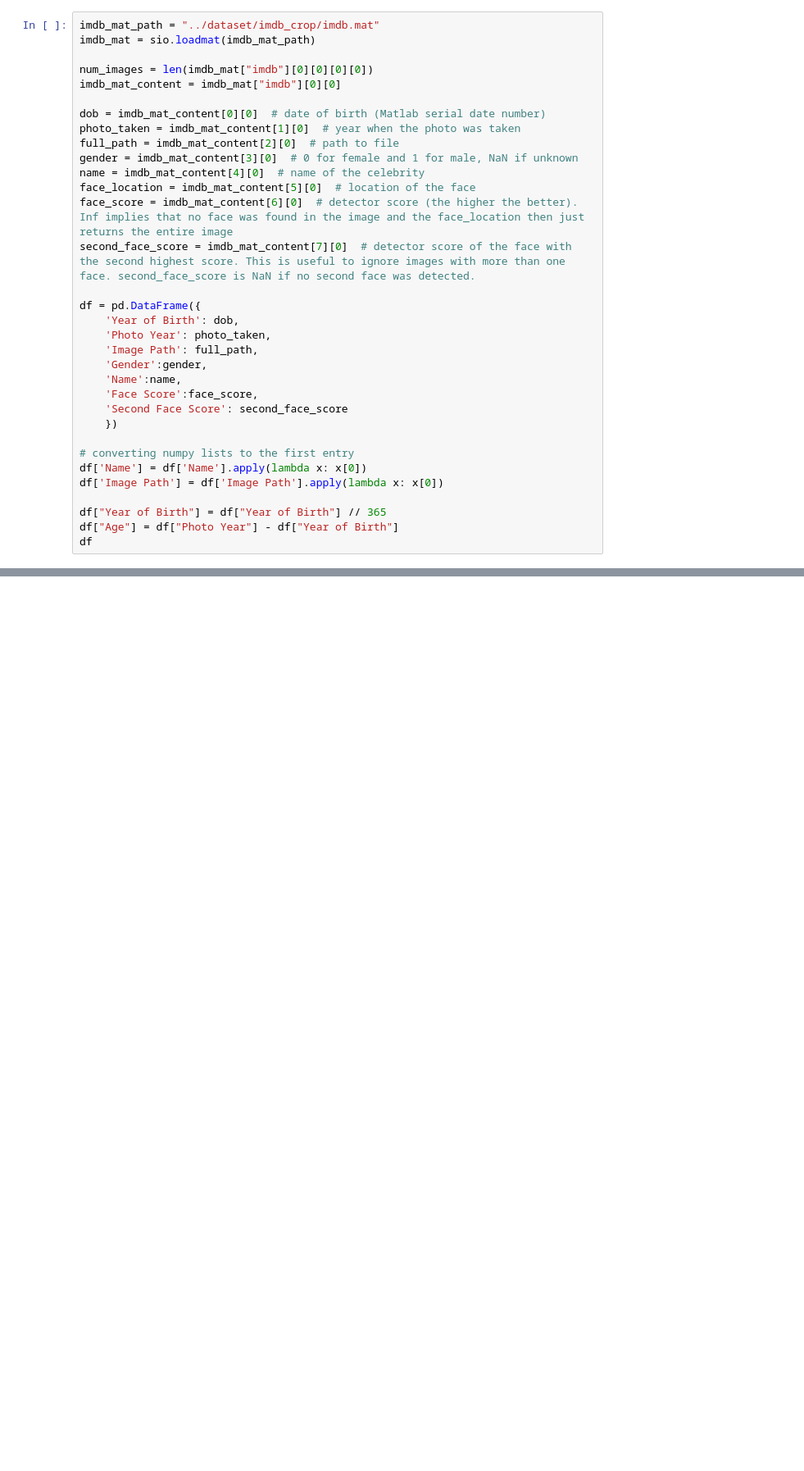
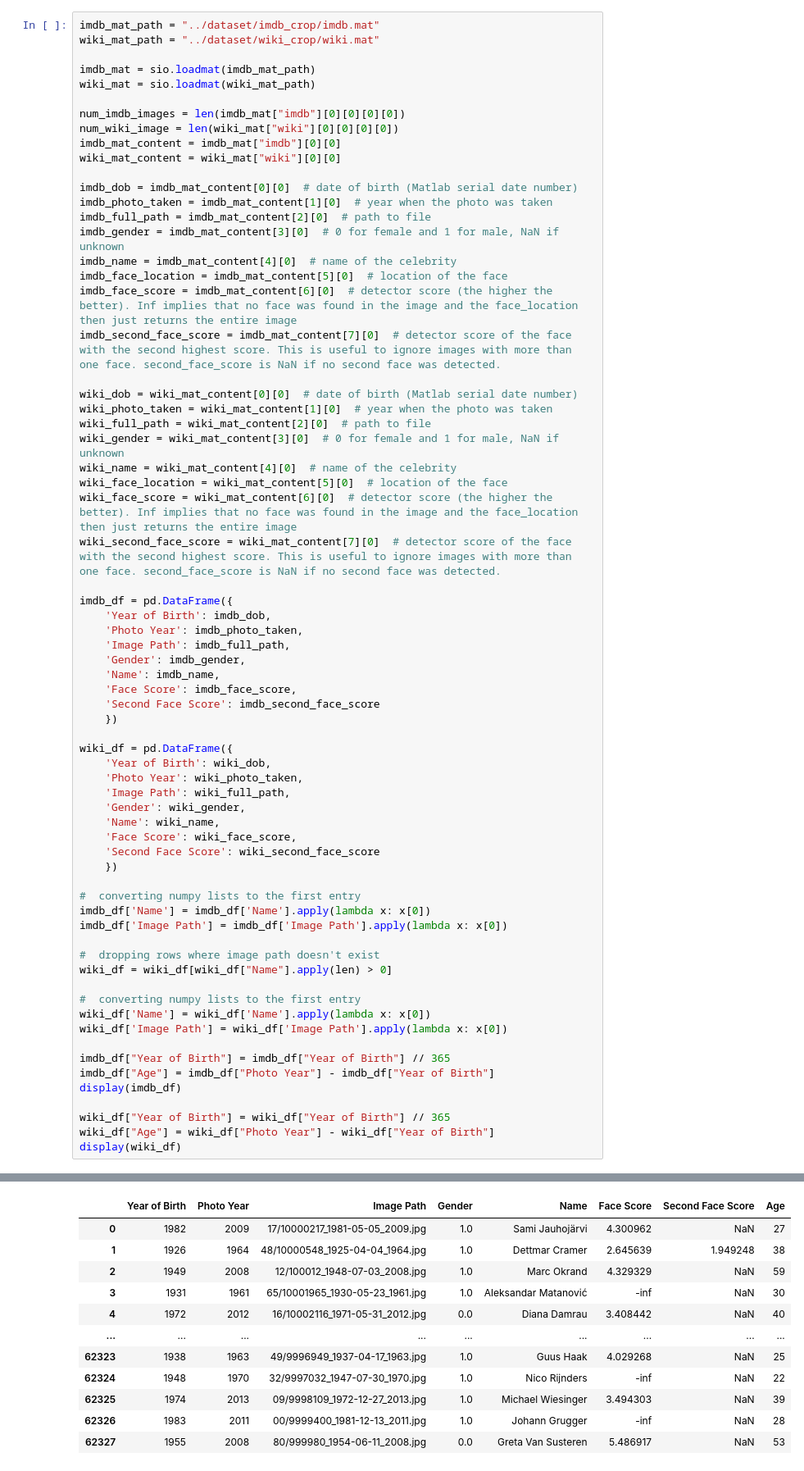
Before and after one commit to huangk430/age-detector, a Jupyter notebook: eda/eda.ipynb, the cells around one changed output, grey strips where cells are left out. Shown at 82% size. Saved outputs shown, nothing was run; the diff lists cells and outputs as text; blank space fills up the shorter version.

```diff
--- a/eda/eda.ipynb
+++ b/eda/eda.ipynb
@@ -19,47 +20,94 @@ from pprint import pprint
 # %%
 imdb_mat_path = "../dataset/imdb_crop/imdb.mat"
+wiki_mat_path = "../dataset/wiki_crop/wiki.mat"
+
 imdb_mat = sio.loadmat(imdb_mat_path)
+wiki_mat = sio.loadmat(wiki_mat_path)
 
-num_images = len(imdb_mat["imdb"][0][0][0][0])
+num_imdb_images = len(imdb_mat["imdb"][0][0][0][0])
+num_wiki_image = len(wiki_mat["wiki"][0][0][0][0])
 imdb_mat_content = imdb_mat["imdb"][0][0]
+wiki_mat_content = wiki_mat["wiki"][0][0]
 
-dob = imdb_mat_content[0][0]  # date of birth (Matlab serial date number)
-photo_taken = imdb_mat_content[1][0]  # year when the photo was taken
-full_path = imdb_mat_content[2][0]  # path to file
-gender = imdb_mat_content[3][0]  # 0 for female and 1 for male, NaN if unknown
-name = imdb_mat_content[4][0]  # name of the celebrity
-face_location = imdb_mat_content[5][0]  # location of the face
-face_score = imdb_mat_content[6][0]  # detector score (the higher the better). Inf implies that no face was found in the image and the face_location then just returns the entire image
-second_face_score = imdb_mat_content[7][0]  # detector score of the face with the second highest score. This is useful to ignore images with more than one face. second_face_score is NaN if no second face was detected.
+imdb_dob = imdb_mat_content[0][0]  # date of birth (Matlab serial date number)
+imdb_photo_taken = imdb_mat_content[1][0]  # year when the photo was taken
+imdb_full_path = imdb_mat_content[2][0]  # path to file
+imdb_gender = imdb_mat_content[3][0]  # 0 for female and 1 for male, NaN if unknown
+imdb_name = imdb_mat_content[4][0]  # name of the celebrity
+imdb_face_location = imdb_mat_content[5][0]  # location of the face
+imdb_face_score = imdb_mat_content[6][0]  # detector score (the higher the better). Inf implies that no face was found in the image and the face_location then just returns the entire image
+imdb_second_face_score = imdb_mat_content[7][0]  # detector score of the face with the second highest score. This is useful to ignore images with more than one face. second_face_score is NaN if no second face was detected.
 
-df = pd.DataFrame({
-    'Year of Birth': dob,
-    'Photo Year': photo_taken,
-    'Image Path': full_path,
-    'Gender':gender,
-    'Name':name,
-    'Face Score':face_score,
-    'Second Face Score': second_face_score
+wiki_dob = wiki_mat_content[0][0]  # date of birth (Matlab serial date number)
+wiki_photo_taken = wiki_mat_content[1][0]  # year when the photo was taken
+wiki_full_path = wiki_mat_content[2][0]  # path to file
+wiki_gender = wiki_mat_content[3][0]  # 0 for female and 1 for male, NaN if unknown
+wiki_name = wiki_mat_content[4][0]  # name of the celebrity
+wiki_face_location = wiki_mat_content[5][0]  # location of the face
+wiki_face_score = wiki_mat_content[6][0]  # detector score (the higher the better). Inf implies that no face was found in the image and the face_location then just returns the entire image
+wiki_second_face_score = wiki_mat_content[7][0]  # detector score of the face with the second highest score. This is useful to ignore images with more than one face. second_face_score is NaN if no second face was detected.
+
+imdb_df = pd.DataFrame({
+    'Year of Birth': imdb_dob,
+    'Photo Year': imdb_photo_taken,
+    'Image Path': imdb_full_path,
+    'Gender': imdb_gender,
+    'Name': imdb_name,
+    'Face Score': imdb_face_score,
+    'Second Face Score': imdb_second_face_score
     })
 
-# converting numpy lists to the first entry
-df['Name'] = df['Name'].apply(lambda x: x[0])
-df['Image Path'] = df['Image Path'].apply(lambda x: x[0])
+wiki_df = pd.DataFrame({
+    'Year of Birth': wiki_dob,
+    'Photo Year': wiki_photo_taken,
+    'Image Path': wiki_full_path,
+    'Gender': wiki_gender,
+    'Name': wiki_name,
+    'Face Score': wiki_face_score,
+    'Second Face Score': wiki_second_face_score
+    })
 
-df["Year of Birth"] = df["Year of Birth"] // 365
-df["Age"] = df["Photo Year"] - df["Year of Birth"]
-df
+#  converting numpy lists to the first entry
+imdb_df['Name'] = imdb_df['Name'].apply(lambda x: x[0])
+imdb_df['Image Path'] = imdb_df['Image Path'].apply(lambda x: x[0])
+
+#  dropping rows where image path doesn't exist
+wiki_df = wiki_df[wiki_df["Name"].apply(len) > 0]
+
+#  converting numpy lists to the first entry
+wiki_df['Name'] = wiki_df['Name'].apply(lambda x: x[0])
+wiki_df['Image Path'] = wiki_df['Image Path'].apply(lambda x: x[0])
+
+imdb_df["Year of Birth"] = imdb_df["Year of Birth"] // 365
+imdb_df["Age"] = imdb_df["Photo Year"] - imdb_df["Year of Birth"]
+display(imdb_df)
+
+wiki_df["Year of Birth"] = wiki_df["Year of Birth"] // 365
+wiki_df["Age"] = wiki_df["Photo Year"] - wiki_df["Year of Birth"]
+display(wiki_df)
 # %% [output]
 |  | Year of Birth | Photo Year | Image Path | Gender | Name | Face Score | Second Face Score | Age |
 | 0 | 1900 | 1968 | 01/nm0000001_rm124825600_1899-5-1... | 1.0 | Fred Astaire | 1.459693 | 1.118973 | 68 |
 | 1 | 1900 | 1970 | 01/nm0000001_rm3343756032_1899-5-... | 1.0 | Fred Astaire | 2.543198 | 1.852008 | 70 |
 | 2 | 1900 | 1968 | 01/nm0000001_rm577153792_1899-5-1... | 1.0 | Fred Astaire | 3.455579 | 2.985660 | 68 |
 | 3 | 1900 | 1968 | 01/nm0000001_rm946909184_1899-5-1... | 1.0 | Fred Astaire | 1.872117 | NaN | 68 |
 | 4 | 1900 | 1968 | 01/nm0000001_rm980463616_1899-5-1... | 1.0 | Fred Astaire | 1.158766 | NaN | 68 |
 | ... | ... | ... | ... | ... | ... | ... | ... | ... |
 | 460718 | 1991 | 2011 | 08/nm3994408_rm761245696_1989-12-... | 0.0 | Jane Levy | 3.845884 | NaN | 20 |
 | 460719 | 1991 | 2011 | 08/nm3994408_rm784182528_1989-12-... | 0.0 | Jane Levy | -inf | NaN | 20 |
 | 460720 | 1991 | 2011 | 08/nm3994408_rm926592512_1989-12-... | 0.0 | Jane Levy | -inf | NaN | 20 |
 | 460721 | 1991 | 2011 | 08/nm3994408_rm943369728_1989-12-... | 0.0 | Jane Levy | 4.450725 | NaN | 20 |
 | 460722 | 1991 | 2011 | 08/nm3994408_rm976924160_1989-12-... | 0.0 | Jane Levy | 2.133503 | NaN | 20 |
 460723 rows × 8 columns
+|  | Year of Birth | Photo Year | Image Path | Gender | Name | Face Score | Second Face Score | Age |
+| 0 | 1982 | 2009 | 17/10000217_1981-05-05_2009.jpg | 1.0 | Sami Jauhojärvi | 4.300962 | NaN | 27 |
+| 1 | 1926 | 1964 | 48/10000548_1925-04-04_1964.jpg | 1.0 | Dettmar Cramer | 2.645639 | 1.949248 | 38 |
+| 2 | 1949 | 2008 | 12/100012_1948-07-03_2008.jpg | 1.0 | Marc Okrand | 4.329329 | NaN | 59 |
+| 3 | 1931 | 1961 | 65/10001965_1930-05-23_1961.jpg | 1.0 | Aleksandar Matanović | -inf | NaN | 30 |
+| 4 | 1972 | 2012 | 16/10002116_1971-05-31_2012.jpg | 0.0 | Diana Damrau | 3.408442 | NaN | 40 |
+| ... | ... | ... | ... | ... | ... | ... | ... | ... |
+| 62323 | 1938 | 1963 | 49/9996949_1937-04-17_1963.jpg | 1.0 | Guus Haak | 4.029268 | NaN | 25 |
+| 62324 | 1948 | 1970 | 32/9997032_1947-07-30_1970.jpg | 1.0 | Nico Rijnders | -inf | NaN | 22 |
+| 62325 | 1974 | 2013 | 09/9998109_1972-12-27_2013.jpg | 1.0 | Michael Wiesinger | 3.494303 | NaN | 39 |
+| 62326 | 1983 | 2011 | 00/9999400_1981-12-13_2011.jpg | 1.0 | Johann Grugger | -inf | NaN | 28 |
+| 62327 | 1955 | 2008 | 80/999980_1954-06-11_2008.jpg | 0.0 | Greta Van Susteren | 5.486917 | NaN | 53 |
```
Also changed, not shown: parts of 6 cells of this notebook.
